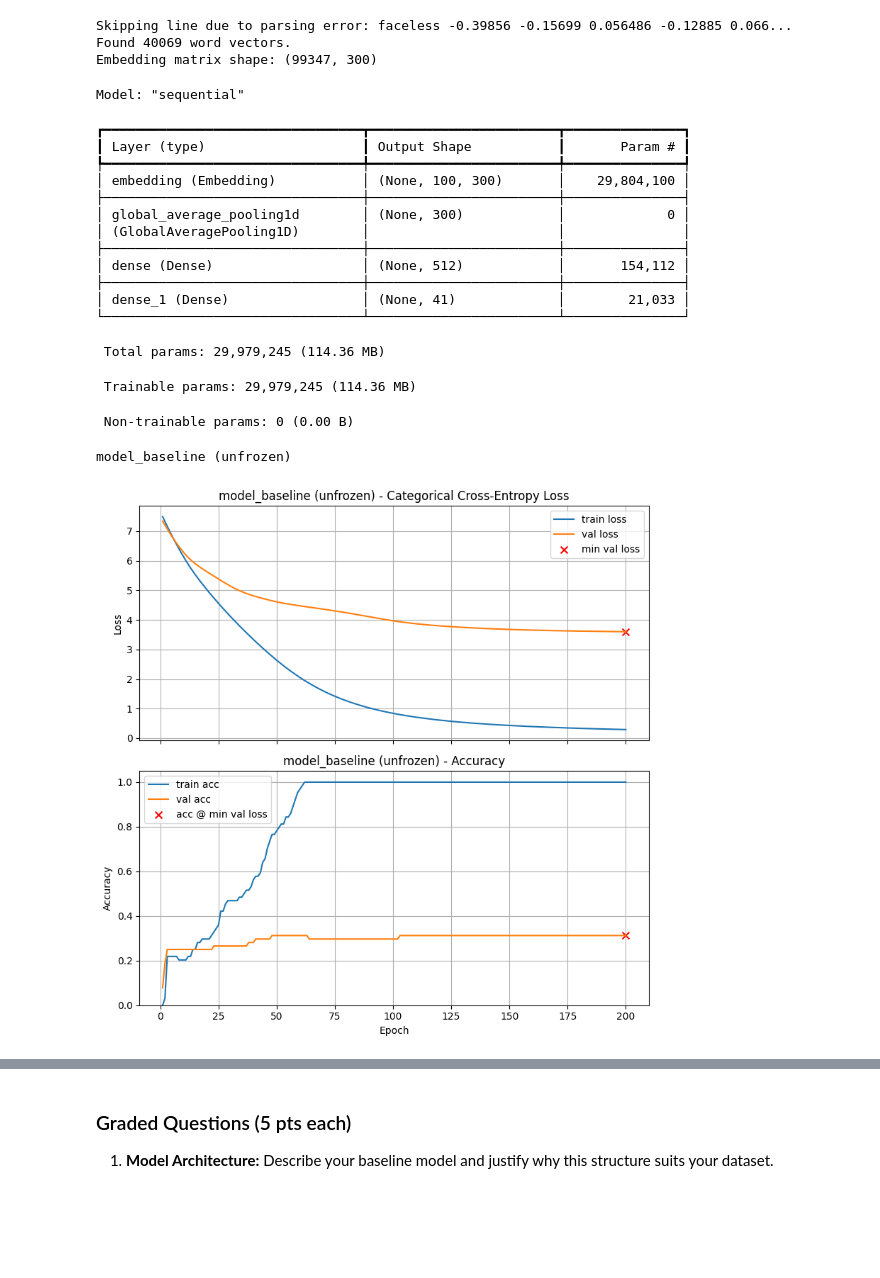
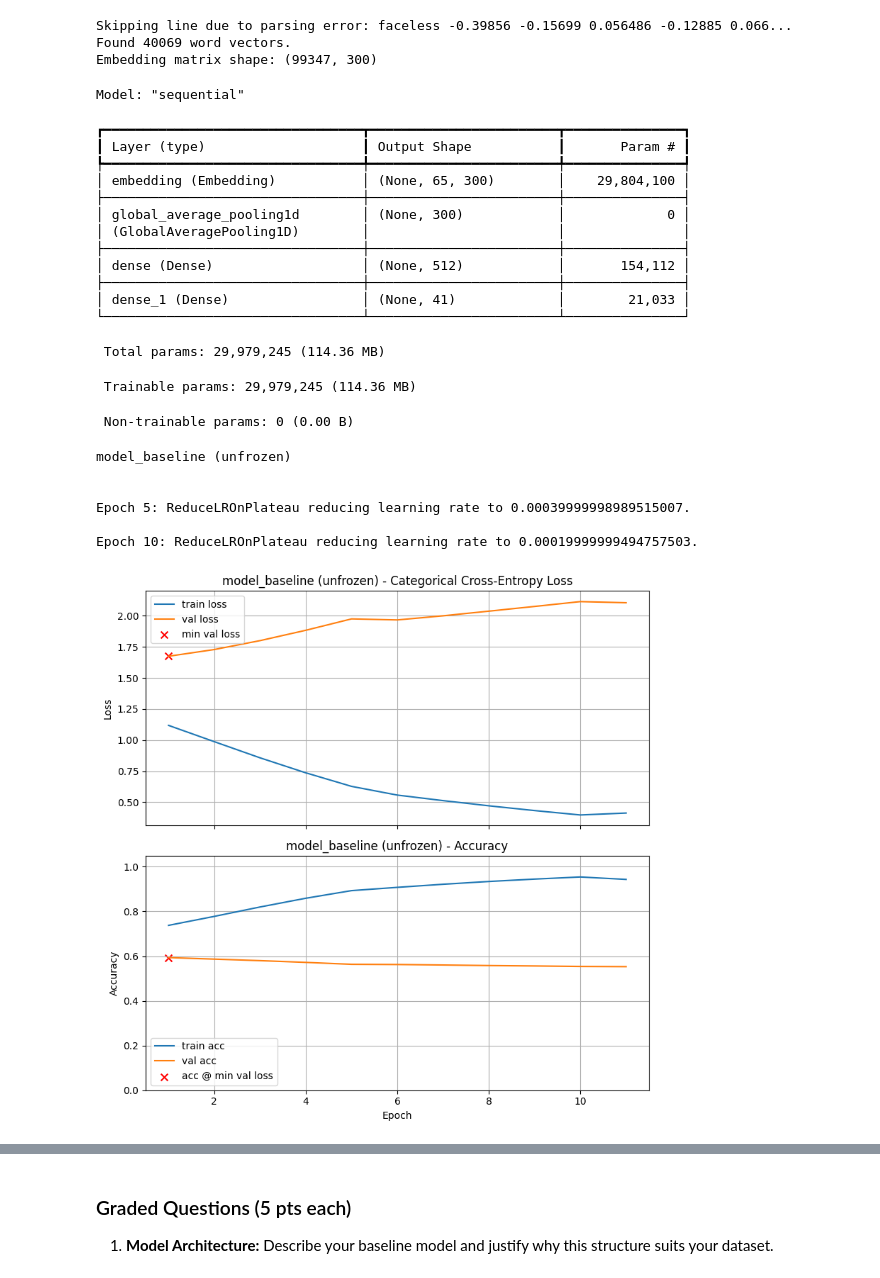
Before and after one commit to jtvon/Module-7-Assignments, a Jupyter notebook: Milestone_02.ipynb, the cells around one changed output, grey strips where cells are left out. Drawn from its saved outputs; the diff is of its cells as text; code cells hidden in the pictures; blank space fills up the shorter version.

```diff
--- a/Milestone_02.ipynb
+++ b/Milestone_02.ipynb
@@ -287,7 +291,7 @@ print(tmp["train"][0])
 {'label': 15, 'headline': 'California Beachgoers To Tackle Surfer Gang Bullies With Integration Challenge On MLK Day', 'authors': 'Mary Papenfuss', 'link': 'https://www.huffingtonpost.com/entry/infamo ...
 # %%
 # Set max_length based on truncation analysis
-MAX_LENGTH = 100  # Max Text Length
+MAX_LENGTH = 65  # Max Text Length
 MAX_TOKENS = 100000  # Vocabulary size
 
 # Create TextVectorization layer
@@ -361,11 +365,6 @@ print(f"  Train batches: {tf.data.experimental.cardinality(train_ds_tf).numpy()}
 print(f"  Val batches: {tf.data.experimental.cardinality(val_ds_tf).numpy()}")
 print(f"  Test batches: {tf.data.experimental.cardinality(test_ds_tf).numpy()}")
 
-# Split datasets into X and Y components
-X_train, y_train = next(iter(train_ds_tf))
-X_val, y_val = next(iter(val_ds_tf))
-X_test, y_test = next(iter(test_ds_tf))
-
 # Verify batch shapes
 for text_batch, label_batch in train_ds_tf.take(1):
     print(f"\nBatch shapes:")
@@ -830,7 +826,7 @@ Model: "sequential"
 ┏━━━━━━━━━━━━━━━━━━━━━━━━━━━━━━━━━┳━━━━━━━━━━━━━━━━━━━━━━━━┳━━━━━━━━━━━━━━━┓
 ┃ Layer (type)                    ┃ Output Shape           ┃       Param # ┃
 ┡━━━━━━━━━━━━━━━━━━━━━━━━━━━━━━━━━╇━━━━━━━━━━━━━━━━━━━━━━━━╇━━━━━━━━━━━━━━━┩
-│ embedding (Embedding)           │ (None, 100, 300)       │    29,804,100 │
+│ embedding (Embedding)           │ (None, 65, 300)        │    29,804,100 │
 ├─────────────────────────────────┼────────────────────────┼───────────────┤
 │ global_average_pooling1d        │ (None, 300)            │             0 │
 │ (GlobalAveragePooling1D)        │                        │               │
@@ -844,10 +840,18 @@ Model: "sequential"
  Non-trainable params: 0 (0.00 B)
 # %%
 train_and_test(model_baseline,
+                train_ds_tf,
+                val_ds_tf,
+                test_ds_tf,
                 lr_schedule=8e-4,
                 title="model_baseline (unfrozen)",
                 # class_weight=class_weights,
                 callbacks=[reduce_lr])
 # %% [output]
 model_baseline (unfrozen)
+
+
+Epoch 5: ReduceLROnPlateau reducing learning rate to 0.00039999998989515007.
+
+Epoch 10: ReduceLROnPlateau reducing learning rate to 0.00019999999494757503.
-[figure, old version]
+[figure, new version]
```
Also changed, not shown: parts of 23 cells of this notebook.
